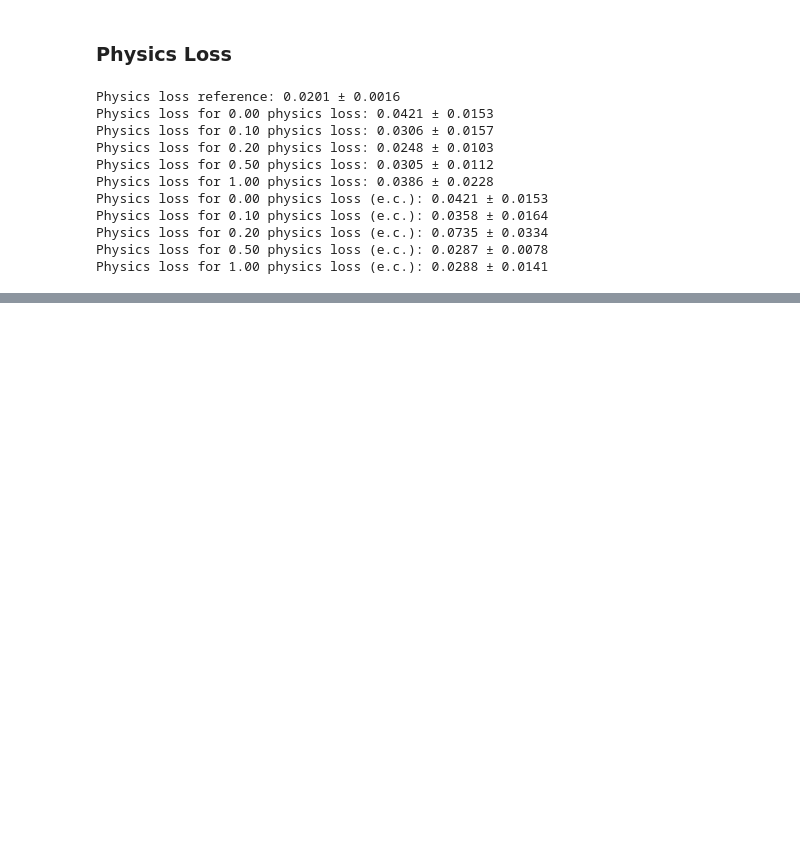
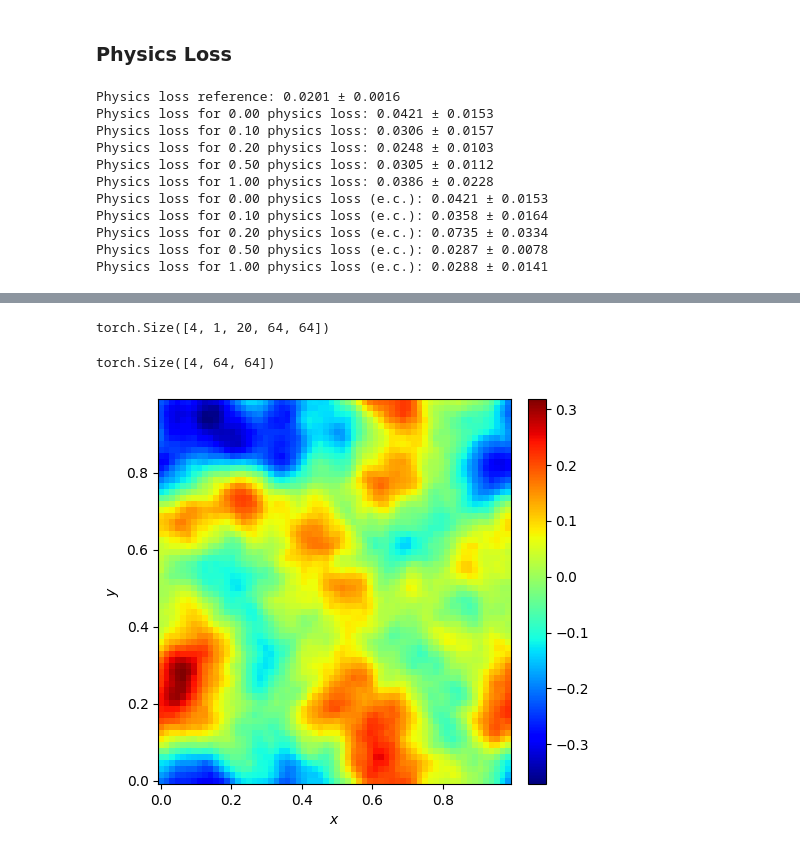
Before and after one commit to bookdiver/FluidDiff, a Jupyter notebook: models/ns_test.ipynb, the cells around one changed output, grey strips where cells are left out. Cells and saved outputs as stored; diff of their text form; code cells hidden in the pictures; blank space fills up the shorter version.

```diff
--- a/models/ns_test.ipynb
+++ b/models/ns_test.ipynb
@@ -617,0 +654,3 @@ Physics loss for 1.00 physics loss (e.c.): 0.0288 ± 0.0141
+# %%
+x = ds[40:44]['x']
+y = ds[40:44]['y']
@@ -617,0 +659,20 @@ Physics loss for 1.00 physics loss (e.c.): 0.0288 ± 0.0141
+# %%
+x.shape
+# %% [output]
+torch.Size([4, 1, 20, 64, 64])
+# %%
+x.squeeze().shape
+y.squeeze().shape
+# %% [output]
+torch.Size([4, 64, 64])
+# %%
+fig, ax = plt.subplots(1, 1, figsize=(5, 5))
+div = make_axes_locatable(ax)
+cax = div.append_axes('right', '5%', '5%')
+im = ax.pcolormesh(X, Y, y.squeeze()[1], cmap='jet')
+ax.set_xlabel('$x$')
+ax.set_ylabel('$y$')
+fig.colorbar(im, cax=cax)
+fig.savefig('../assets/ns/ns_input2.png', bbox_inches='tight')
+# %% [output]
+[figure, added]
```
Also changed, not shown: parts of 13 cells of this notebook, 6 other files.
